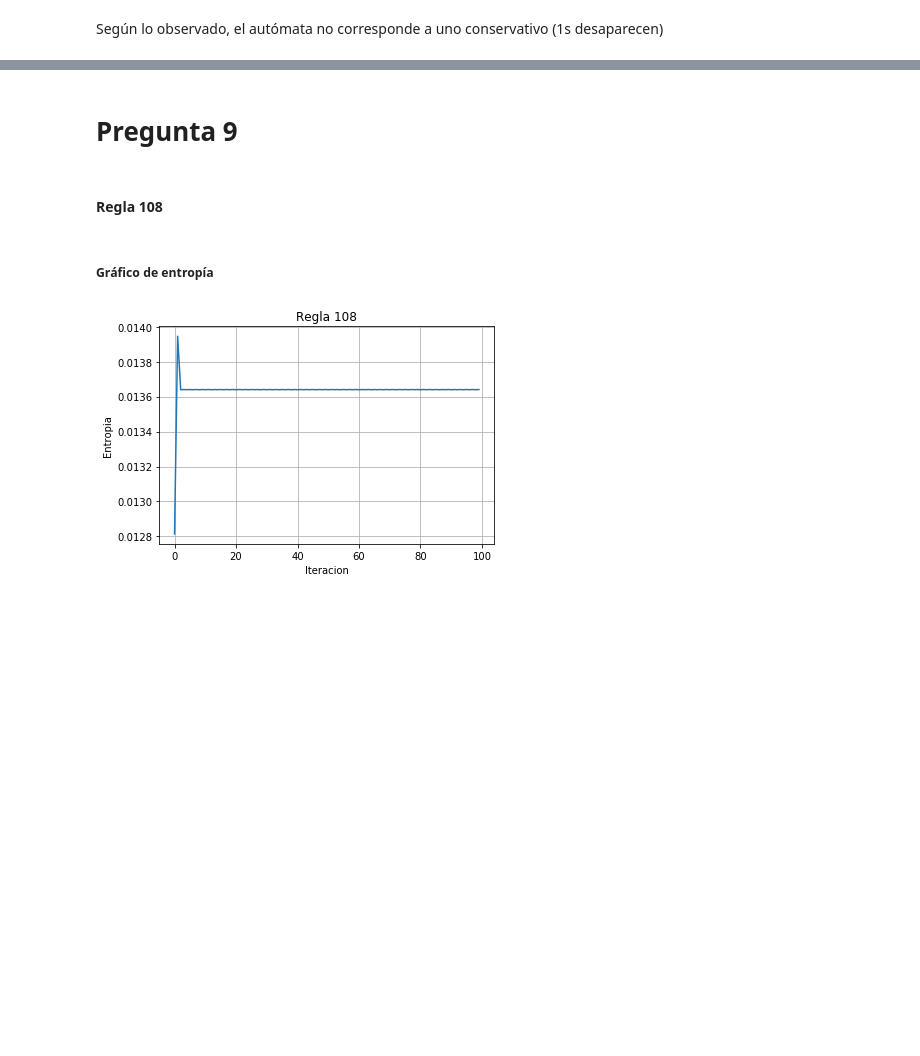
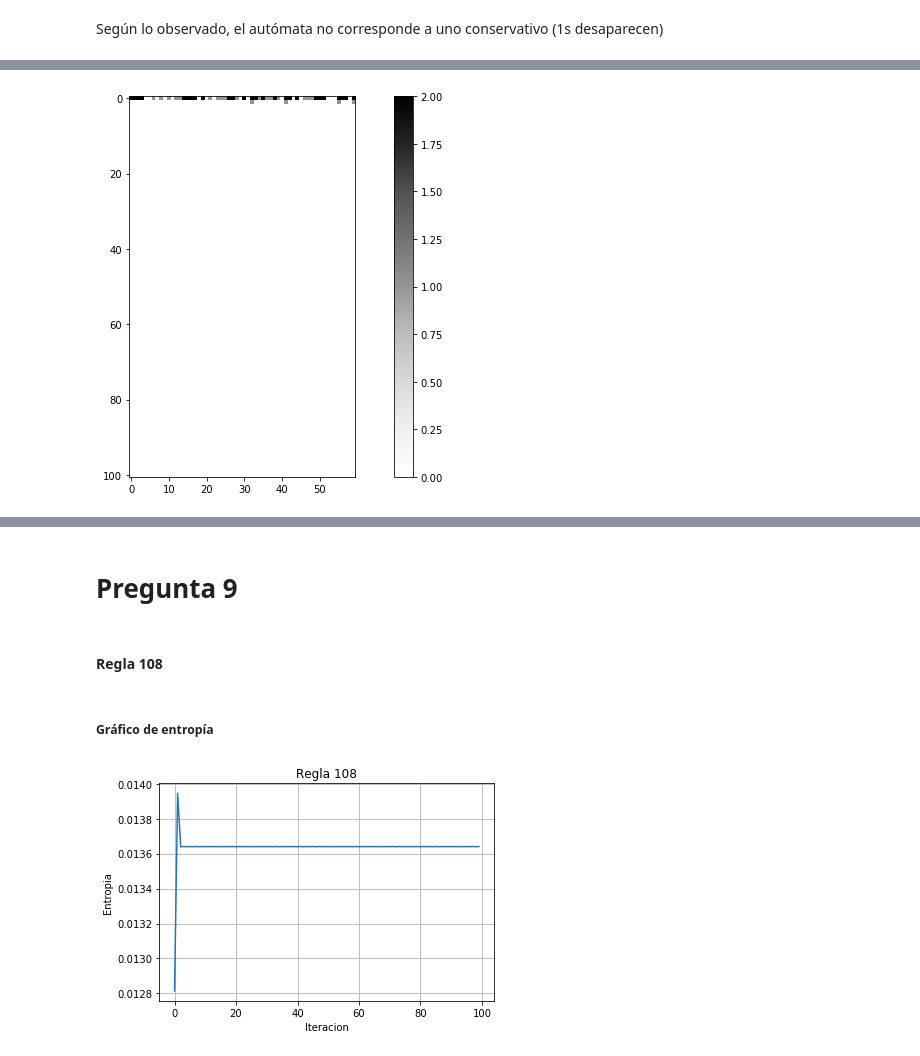
Before and after one commit to JavierL1/Tarea2-3, a Jupyter notebook: Tarea 2+3.ipynb, the cells around one changed output, grey strips where cells are left out. Cells and saved outputs as stored; diff of their text form; code cells hidden in the pictures; blank space fills up the shorter version.

```diff
--- a/Tarea 2+3.ipynb
+++ b/Tarea 2+3.ipynb
@@ -52,6 +72,29 @@ def ECArule(number):
         dec = binToDec(vec)
         if dec in lista:
             return 1
+        else:
+            return 0
+    return regla
+
+def terRule(number):
+    seqRule = decToTer(number)
+    seqRule = seqRule.zfill(27)
+    lista1 = []
+    lista2 = []
+    i = 0
+    for ter in seqRule[::-1]:
+        if ter == "1":
+            lista1.append(i)
+        elif ter == "2":
+            lista2.append(i)
+        i+=1
+    def regla(vec):
+        vec = int(vec)
+        dec = terToDec(vec)
+        if dec in lista1:
+            return 1
+        elif dec in lista2:
+            return 2
         else:
             return 0
     return regla
@@ -81,6 +124,11 @@ def random_state(length):
     numbers = np.random.choice(2, length, p=[0.5, 0.5])
     return ''.join(str(n) for n in numbers)
 
+# Generador de secuencias ternarias aleatorias de largo length
+def random_state3(length):
+    numbers = np.random.choice(3, length, p=[1/3, 1/3, 1/3])
+    return ''.join(str(n) for n in numbers)
+
 # Generador de secuencias binarias aleatorias de largo length
 def random_traffic(length):
     track1 = np.random.choice(2, length, p=[0.5, 0.5])
@@ -194,0 +264,9 @@ Según lo observado, el autómata no corresponde a uno conservativo (1s desapare
+# %%
+init = random_state3(60)
+regla31 = terRule(6561)
+# Estado inicial es un string
+ac31 = Autocelu(init, regla31, -1, 1)
+ac31.iter(100)
+ac31.view(1)
+# %% [output]
+[figure, added]
```
Also changed, not shown: parts of 13 cells of this notebook.
